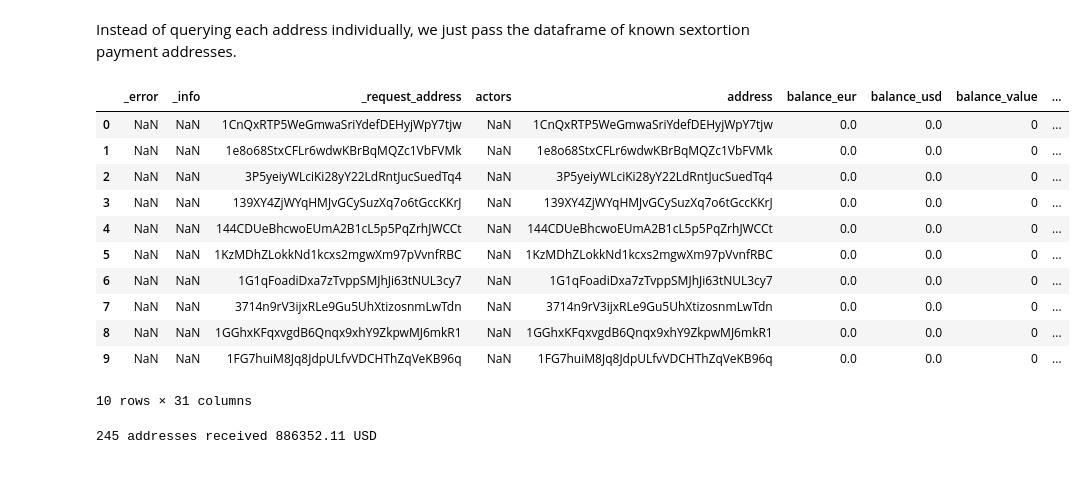
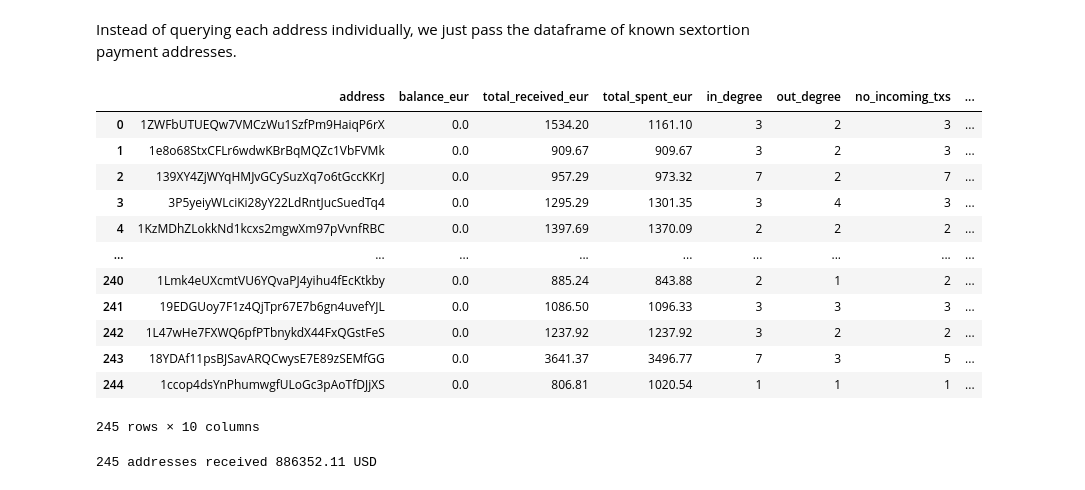
Before and after one commit to iknaio/iknaio-api-tutorial, a Jupyter notebook: standalone/02_Sextortion_Study.ipynb, the cells around one changed output. Saved outputs shown, nothing was run; the diff lists cells and outputs as text; code cells hidden in the pictures.

```diff
--- a/standalone/02_Sextortion_Study.ipynb
+++ b/standalone/02_Sextortion_Study.ipynb
@@ -99,33 +117,34 @@ Instead of querying each address individually, we just pass the dataframe of kno
 # %%
 with graphsense.ApiClient(configuration) as clnt:
     blkapi = bulk_api.BulkApi(clnt)
 
     # documentation about available bulk operations can be found
     # here https://api.ikna.io/#/bulk/bulk_csv
     rcsv = blkapi.bulk_csv(
                 CURRENCY,
                 operation="get_address",
                 body={
                     'address': addressDF['address'].to_list()
                 },
                 num_pages=1,
                 _preload_content=False
               )
     respAddrDF = pd.read_csv(rcsv)
-respAddrDF.head(10)
+respAddrDF[["address", "balance_eur", "total_received_eur", "total_spent_eur", "in_degree", "out_degree", "no_incoming_txs", "no_outgoing_txs", "first_tx_height", "last_tx_height"]]
 # %% [output]
-|  | _error | _info | _request_address | actors | address | balance_eur | balance_usd | balance_value | ... |
-| 0 | NaN | NaN | 1CnQxRTP5WeGmwaSriYdefDEHyjWpY7tjw | NaN | 1CnQxRTP5WeGmwaSriYdefDEHyjWpY7tjw | 0.0 | 0.0 | 0 | ... |
-| 1 | NaN | NaN | 1e8o68StxCFLr6wdwKBrBqMQZc1VbFVMk | NaN | 1e8o68StxCFLr6wdwKBrBqMQZc1VbFVMk | 0.0 | 0.0 | 0 | ... |
-| 2 | NaN | NaN | 3P5yeiyWLciKi28yY22LdRntJucSuedTq4 | NaN | 3P5yeiyWLciKi28yY22LdRntJucSuedTq4 | 0.0 | 0.0 | 0 | ... |
-| 3 | NaN | NaN | 139XY4ZjWYqHMJvGCySuzXq7o6tGccKKrJ | NaN | 139XY4ZjWYqHMJvGCySuzXq7o6tGccKKrJ | 0.0 | 0.0 | 0 | ... |
-| 4 | NaN | NaN | 144CDUeBhcwoEUmA2B1cL5p5PqZrhJWCCt | NaN | 144CDUeBhcwoEUmA2B1cL5p5PqZrhJWCCt | 0.0 | 0.0 | 0 | ... |
-| 5 | NaN | NaN | 1KzMDhZLokkNd1kcxs2mgwXm97pVvnfRBC | NaN | 1KzMDhZLokkNd1kcxs2mgwXm97pVvnfRBC | 0.0 | 0.0 | 0 | ... |
-| 6 | NaN | NaN | 1G1qFoadiDxa7zTvppSMJhJi63tNUL3cy7 | NaN | 1G1qFoadiDxa7zTvppSMJhJi63tNUL3cy7 | 0.0 | 0.0 | 0 | ... |
-| 7 | NaN | NaN | 3714n9rV3ijxRLe9Gu5UhXtizosnmLwTdn | NaN | 3714n9rV3ijxRLe9Gu5UhXtizosnmLwTdn | 0.0 | 0.0 | 0 | ... |
-| 8 | NaN | NaN | 1GGhxKFqxvgdB6Qnqx9xhY9ZkpwMJ6mkR1 | NaN | 1GGhxKFqxvgdB6Qnqx9xhY9ZkpwMJ6mkR1 | 0.0 | 0.0 | 0 | ... |
-| 9 | NaN | NaN | 1FG7huiM8Jq8JdpULfvVDCHThZqVeKB96q | NaN | 1FG7huiM8Jq8JdpULfvVDCHThZqVeKB96q | 0.0 | 0.0 | 0 | ... |
+|  | address | balance_eur | total_received_eur | total_spent_eur | in_degree | out_degree | no_incoming_txs | ... |
+| 0 | 1ZWFbUTUEQw7VMCzWu1SzfPm9HaiqP6rX | 0.0 | 1534.20 | 1161.10 | 3 | 2 | 3 | ... |
+| 1 | 1e8o68StxCFLr6wdwKBrBqMQZc1VbFVMk | 0.0 | 909.67 | 909.67 | 3 | 2 | 3 | ... |
+| 2 | 139XY4ZjWYqHMJvGCySuzXq7o6tGccKKrJ | 0.0 | 957.29 | 973.32 | 7 | 2 | 7 | ... |
+| 3 | 3P5yeiyWLciKi28yY22LdRntJucSuedTq4 | 0.0 | 1295.29 | 1301.35 | 3 | 4 | 3 | ... |
+| 4 | 1KzMDhZLokkNd1kcxs2mgwXm97pVvnfRBC | 0.0 | 1397.69 | 1370.09 | 2 | 2 | 2 | ... |
+| ... | ... | ... | ... | ... | ... | ... | ... | ... |
+| 240 | 1Lmk4eUXcmtVU6YQvaPJ4yihu4fEcKtkby | 0.0 | 885.24 | 843.88 | 2 | 1 | 2 | ... |
+| 241 | 19EDGUoy7F1z4QjTpr67E7b6gn4uvefYJL | 0.0 | 1086.50 | 1096.33 | 3 | 3 | 3 | ... |
+| 242 | 1L47wHe7FXWQ6pfPTbnykdX44FxQGstFeS | 0.0 | 1237.92 | 1237.92 | 3 | 2 | 2 | ... |
+| 243 | 18YDAf11psBJSavARQCwysE7E89zSEMfGG | 0.0 | 3641.37 | 3496.77 | 7 | 3 | 5 | ... |
+| 244 | 1ccop4dsYnPhumwgfULoGc3pAoTfDJjXS | 0.0 | 806.81 | 1020.54 | 1 | 1 | 1 | ... |
-10 rows × 31 columns
+245 rows × 10 columns
 # %%
 print(f"{len(respAddrDF)} addresses received {sum(respAddrDF['total_received_usd']):.2f} USD")
 # %% [output]
```
Also changed, not shown: parts of 8 cells of this notebook.
